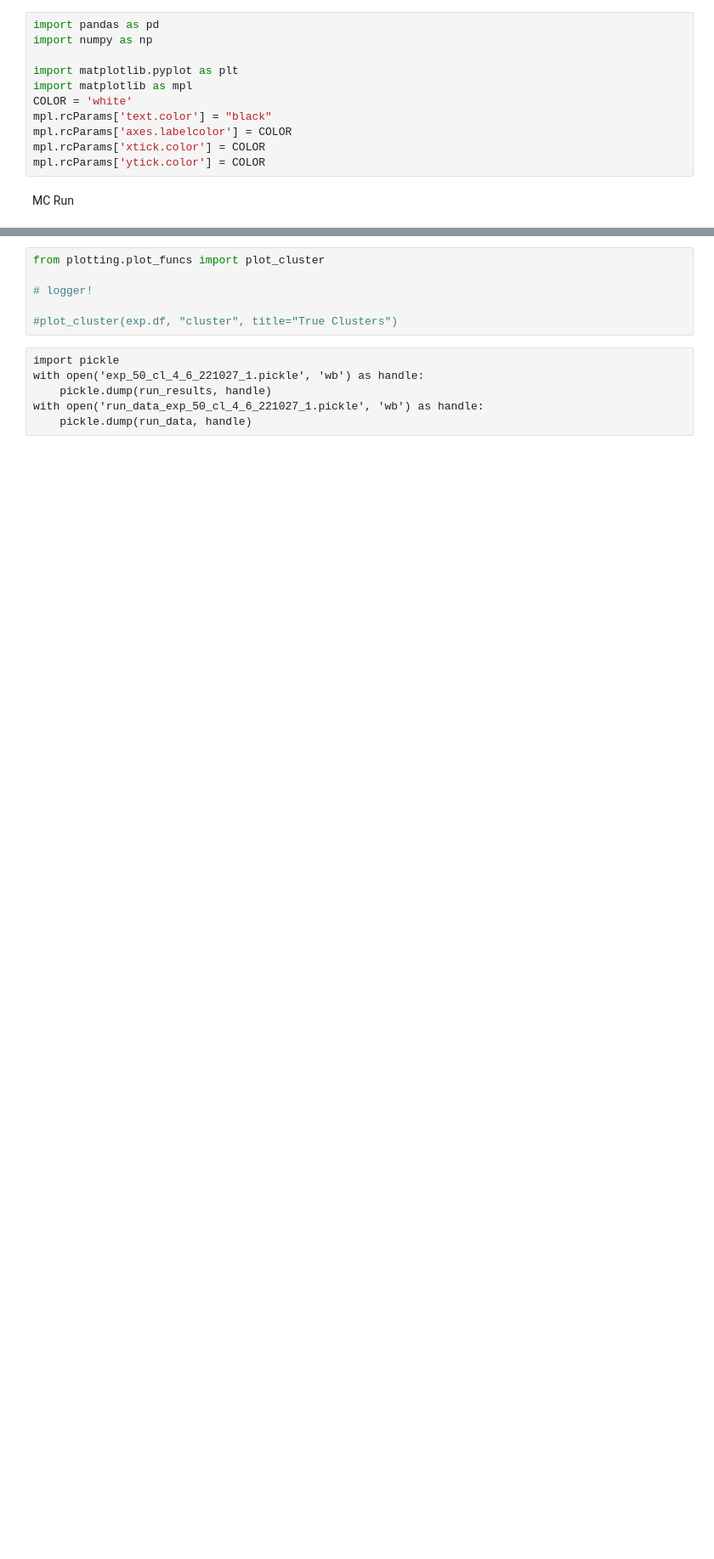
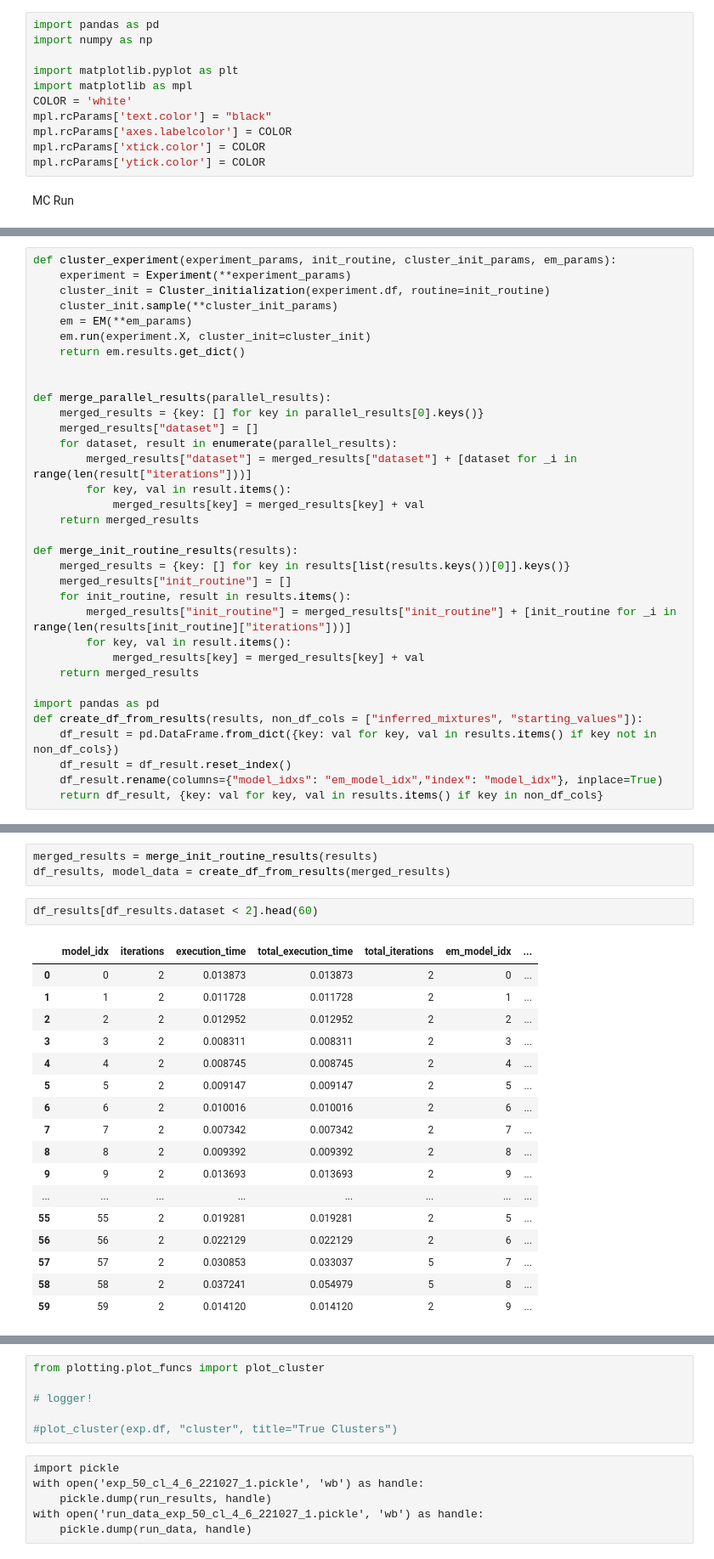
Before and after one commit to Habiger/Cluster_TDDS, a Jupyter notebook: MC_notebook.ipynb, the cells around one changed output, grey strips where cells are left out. Shown at 85% size. Cells and saved outputs as stored; diff of their text form; blank space fills up the shorter version.

```diff
--- a/MC_notebook.ipynb
+++ b/MC_notebook.ipynb
@@ -65,0 +72,34 @@ for n_data in tqdm(range(N_data)):
+# %%
+def cluster_experiment(experiment_params, init_routine, cluster_init_params, em_params):
+    experiment = Experiment(**experiment_params)
+    cluster_init = Cluster_initialization(experiment.df, routine=init_routine)
+    cluster_init.sample(**cluster_init_params)
+    em = EM(**em_params)
+    em.run(experiment.X, cluster_init=cluster_init)
+    return em.results.get_dict()
+
+
+def merge_parallel_results(parallel_results):
+    merged_results = {key: [] for key in parallel_results[0].keys()}
+    merged_results["dataset"] = []
+    for dataset, result in enumerate(parallel_results):
+        merged_results["dataset"] = merged_results["dataset"] + [dataset for _i in range(len(result["iterations"]))]
+        for key, val in result.items():
+            merged_results[key] = merged_results[key] + val
+    return merged_results
+
+def merge_init_routine_results(results):
+    merged_results = {key: [] for key in results[list(results.keys())[0]].keys()}
+    merged_results["init_routine"] = []
+    for init_routine, result in results.items():
+        merged_results["init_routine"] = merged_results["init_routine"] + [init_routine for _i in range(len(results[init_routine]["iterations"]))]
+        for key, val in result.items():
+            merged_results[key] = merged_results[key] + val
+    return merged_results
+
+import pandas as pd
+def create_df_from_results(results, non_df_cols = ["inferred_mixtures", "starting_values"]):
+    df_result = pd.DataFrame.from_dict({key: val for key, val in results.items() if key not in non_df_cols})
+    df_result = df_result.reset_index()
+    df_result.rename(columns={"model_idxs": "em_model_idx","index": "model_idx"}, inplace=True)
+    return df_result, {key: val for key, val in results.items() if key in non_df_cols}
@@ -65,0 +158,23 @@ for n_data in tqdm(range(N_data)):
+# %%
+merged_results = merge_init_routine_results(results)
+df_results, model_data = create_df_from_results(merged_results)
+# %%
+df_results[df_results.dataset < 2].head(60)
+# %% [output]
+|  | model_idx | iterations | execution_time | total_execution_time | total_iterations | em_model_idx | ... |
+| 0 | 0 | 2 | 0.013873 | 0.013873 | 2 | 0 | ... |
+| 1 | 1 | 2 | 0.011728 | 0.011728 | 2 | 1 | ... |
+| 2 | 2 | 2 | 0.012952 | 0.012952 | 2 | 2 | ... |
+| 3 | 3 | 2 | 0.008311 | 0.008311 | 2 | 3 | ... |
+| 4 | 4 | 2 | 0.008745 | 0.008745 | 2 | 4 | ... |
+| 5 | 5 | 2 | 0.009147 | 0.009147 | 2 | 5 | ... |
+| 6 | 6 | 2 | 0.010016 | 0.010016 | 2 | 6 | ... |
+| 7 | 7 | 2 | 0.007342 | 0.007342 | 2 | 7 | ... |
+| 8 | 8 | 2 | 0.009392 | 0.009392 | 2 | 8 | ... |
+| 9 | 9 | 2 | 0.013693 | 0.013693 | 2 | 9 | ... |
+| ... | ... | ... | ... | ... | ... | ... | ... |
+| 55 | 55 | 2 | 0.019281 | 0.019281 | 2 | 5 | ... |
+| 56 | 56 | 2 | 0.022129 | 0.022129 | 2 | 6 | ... |
+| 57 | 57 | 2 | 0.030853 | 0.033037 | 5 | 7 | ... |
+| 58 | 58 | 2 | 0.037241 | 0.054979 | 5 | 8 | ... |
+| 59 | 59 | 2 | 0.014120 | 0.014120 | 2 | 9 | ... |
```
Also changed, not shown: parts of 12 cells of this notebook, 15 other files.
